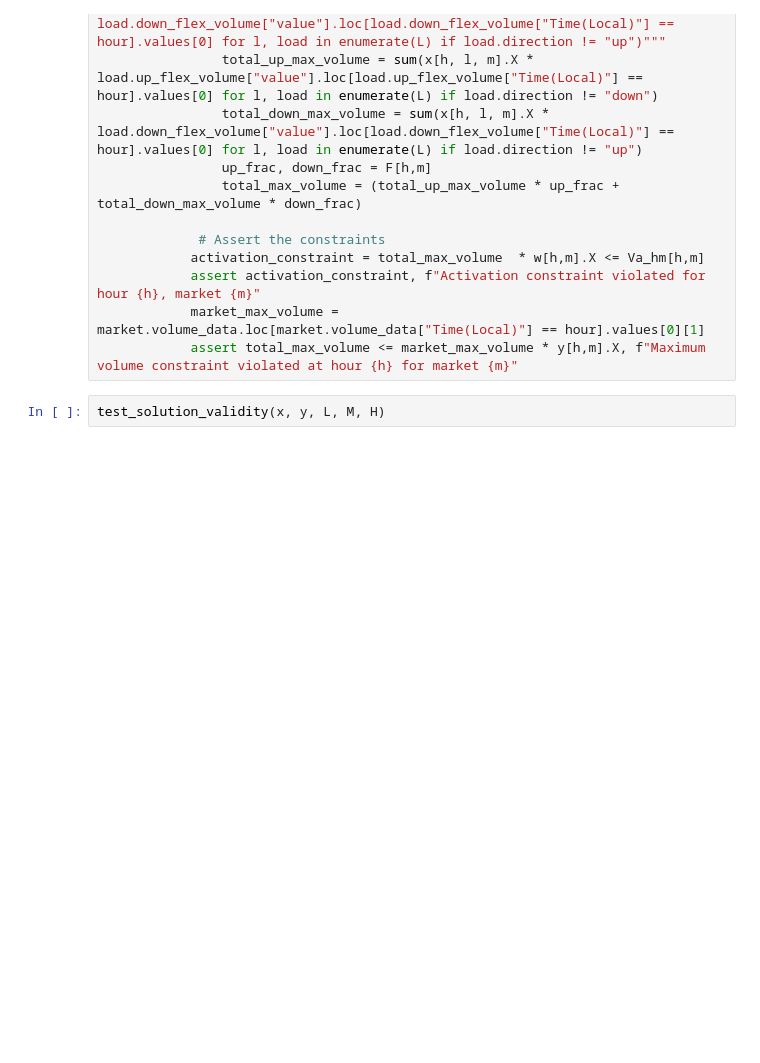
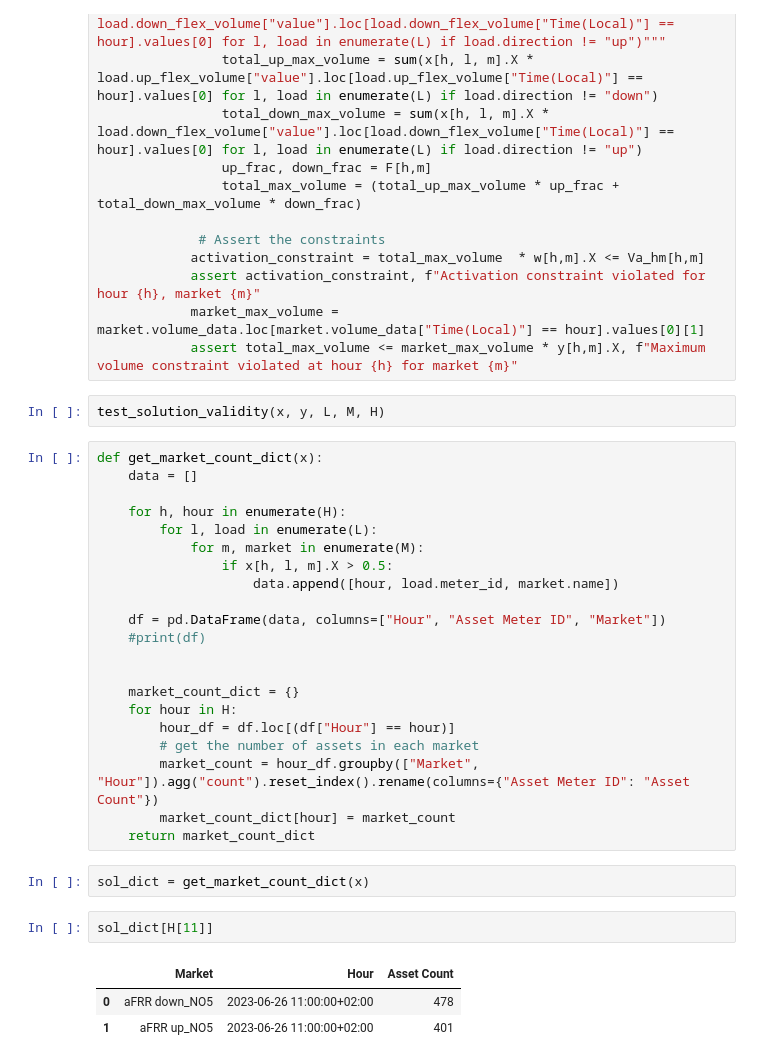
Before and after one commit to sandermeland/master-kode, a Jupyter notebook: v_9_om.ipynb, the cells around one changed output. Saved outputs shown, nothing was run; the diff lists cells and outputs as text; blank space fills up the shorter version.

```diff
--- a/v_9_om.ipynb
+++ b/v_9_om.ipynb
@@ -432,3 +459,32 @@ def test_solution_validity(x, y, L, M, H):
             assert total_max_volume <= market_max_volume * y[h,m].X, f"Maximum volume constraint violated at hour {h} for market {m}"
 # %%
 test_solution_validity(x, y, L, M, H)
+# %%
+def get_market_count_dict(x):
+    data = []
+
+    for h, hour in enumerate(H):
+        for l, load in enumerate(L):
+            for m, market in enumerate(M):
+                if x[h, l, m].X > 0.5:
+                    data.append([hour, load.meter_id, market.name])
+
+    df = pd.DataFrame(data, columns=["Hour", "Asset Meter ID", "Market"])
+    #print(df)
+
+
+    market_count_dict = {}
+    for hour in H:
+        hour_df = df.loc[(df["Hour"] == hour)]
+        # get the number of assets in each market
+        market_count = hour_df.groupby(["Market", "Hour"]).agg("count").reset_index().rename(columns={"Asset Meter ID": "Asset Count"})
+        market_count_dict[hour] = market_count
+    return market_count_dict
+# %%
+sol_dict = get_market_count_dict(x)
+# %%
+sol_dict[H[11]]
+# %% [output]
+|  | Market | Hour | Asset Count |
+| 0 | aFRR down_NO5 | 2023-06-26 11:00:00+02:00 | 478 |
+| 1 | aFRR up_NO5 | 2023-06-26 11:00:00+02:00 | 401 |
```
Also changed, not shown: parts of 4 cells of this notebook.
